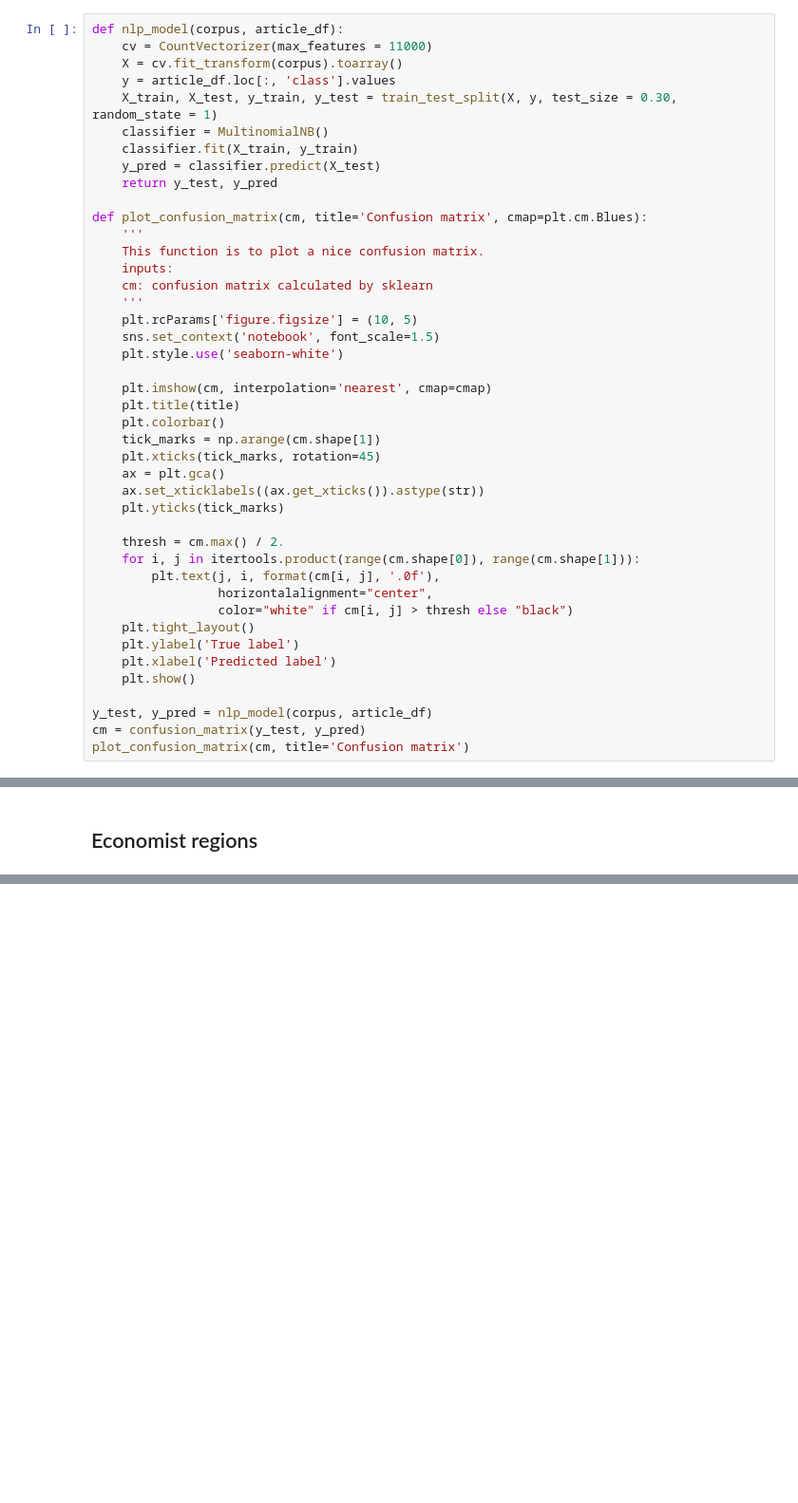
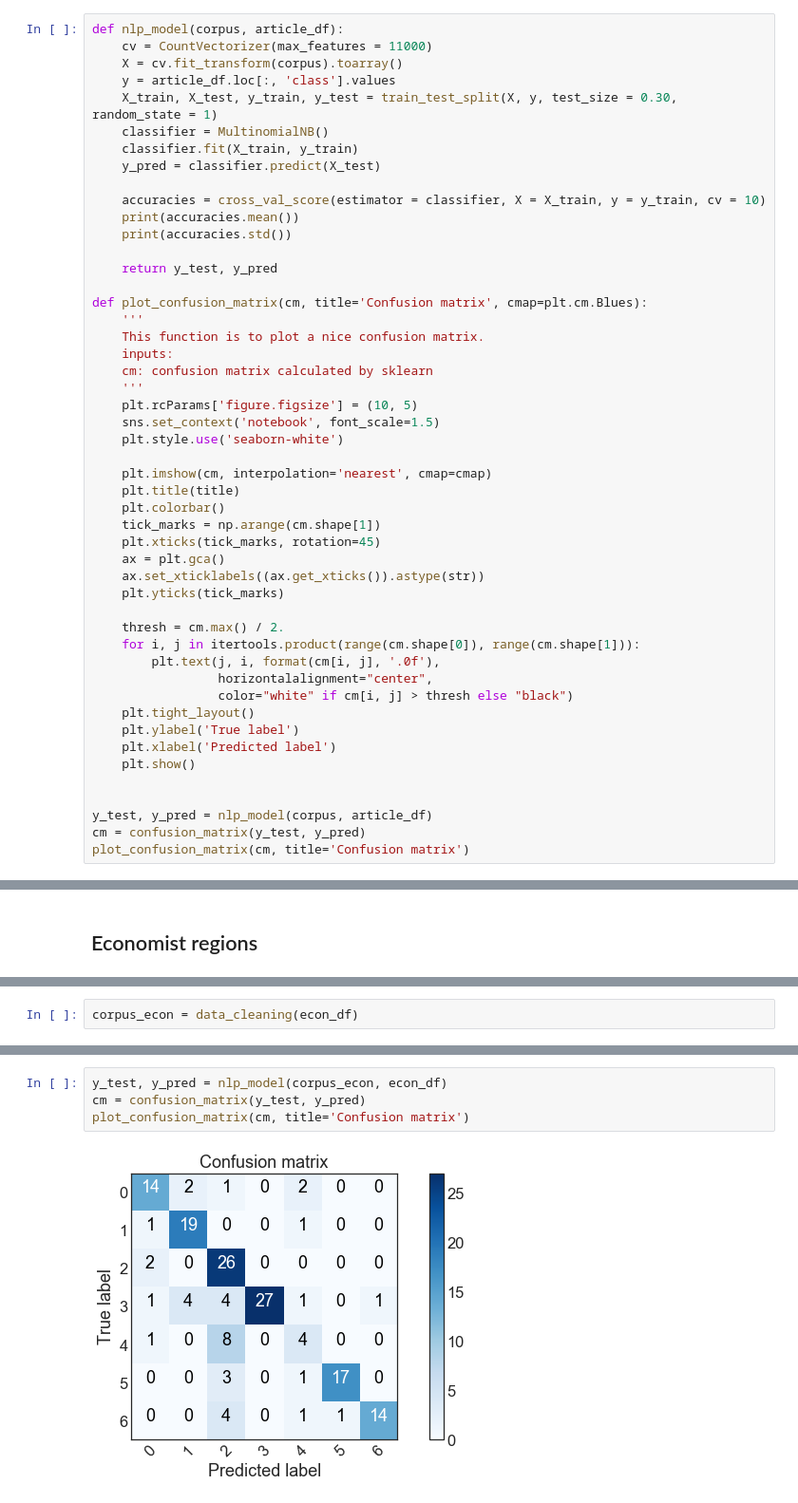
Before and after one commit to bondxue/FRE-7871-News-Analytics-and-Machine-Learning, a Jupyter notebook: HW1/HW1.ipynb, the cells around one changed output, grey strips where cells are left out. Shown: that part at 95% size. Saved outputs shown, nothing was run; the diff lists cells and outputs as text; blank space fills up the shorter version.

```diff
--- a/HW1/HW1.ipynb
+++ b/HW1/HW1.ipynb
@@ -123,6 +125,11 @@ def nlp_model(corpus, article_df):
     classifier = MultinomialNB()
     classifier.fit(X_train, y_train)
     y_pred = classifier.predict(X_test)
+
+    accuracies = cross_val_score(estimator = classifier, X = X_train, y = y_train, cv = 10)
+    print(accuracies.mean())
+    print(accuracies.std())
+
     return y_test, y_pred
 
 def plot_confusion_matrix(cm, title='Confusion matrix', cmap=plt.cm.Blues):
@@ -154,6 +161,7 @@ def plot_confusion_matrix(cm, title='Confusion matrix', cmap=plt.cm.Blues):
     plt.xlabel('Predicted label')
     plt.show()
 
+
 y_test, y_pred = nlp_model(corpus, article_df)
 cm = confusion_matrix(y_test, y_pred)
 plot_confusion_matrix(cm, title='Confusion matrix')
@@ -196,0 +207,2 @@ econ_df.head()
+# %%
+corpus_econ = data_cleaning(econ_df)
@@ -196,0 +221,6 @@ econ_df.head()
+# %%
+y_test, y_pred = nlp_model(corpus_econ, econ_df)
+cm = confusion_matrix(y_test, y_pred)
+plot_confusion_matrix(cm, title='Confusion matrix')
+# %% [output]
+[figure, added]
```
Also changed, not shown: parts of 5 cells of this notebook.
